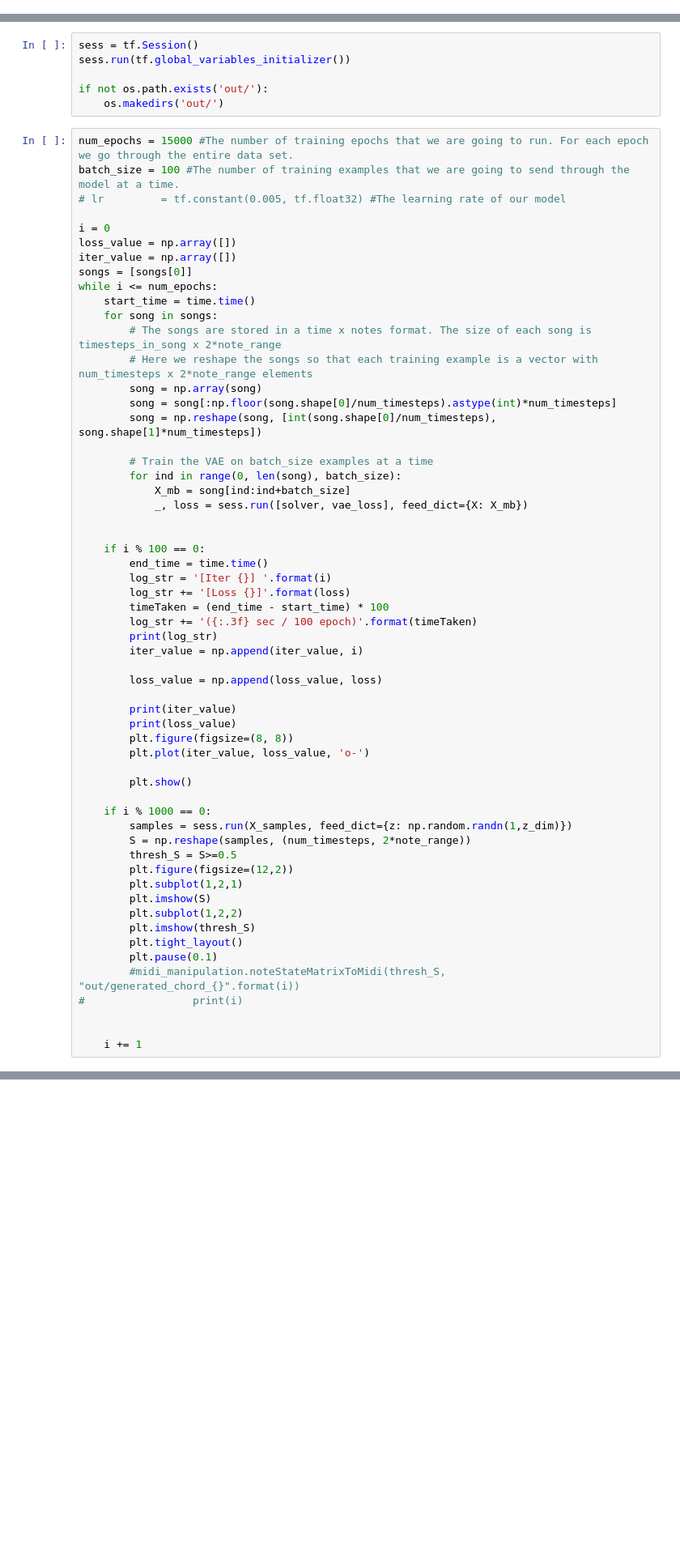
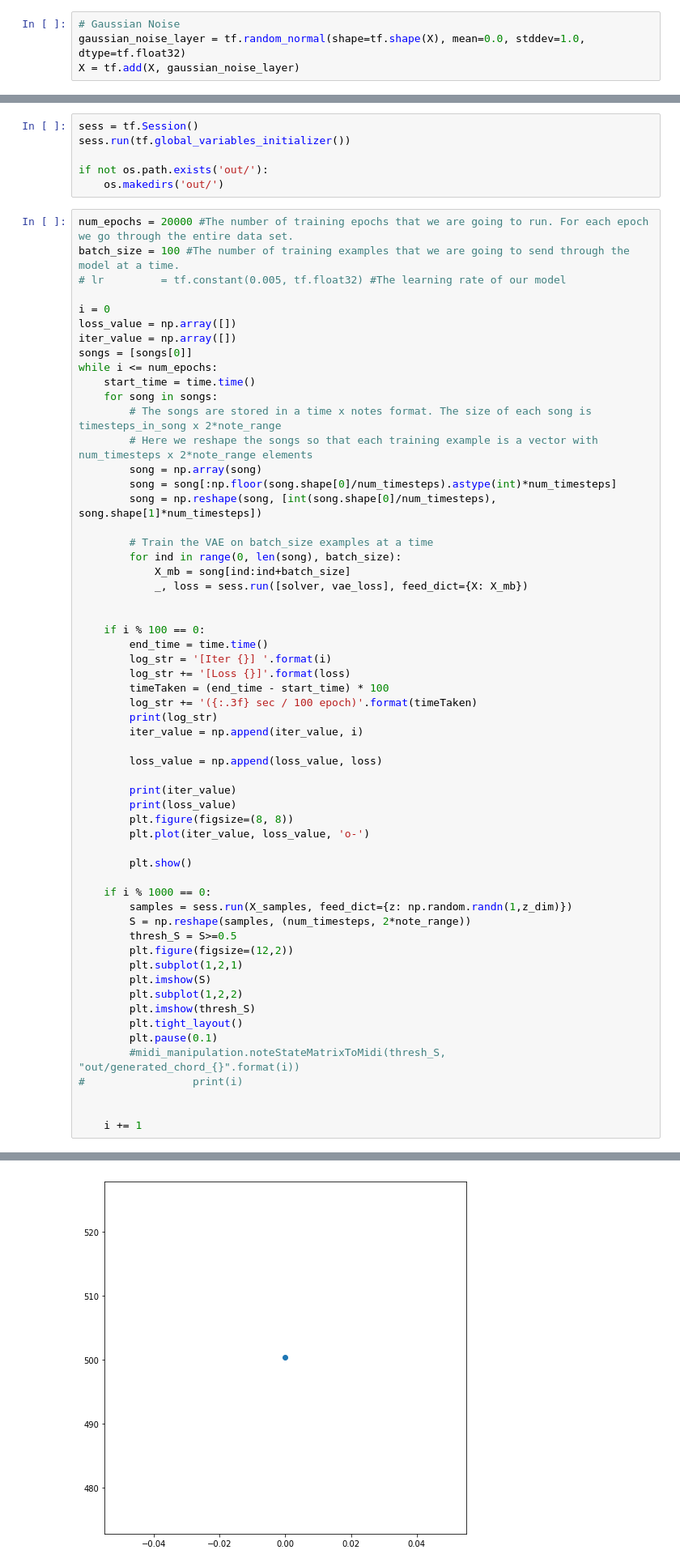
Before and after one commit to mayuridev/DeepQueryImprovisation, a Jupyter notebook: musicML.ipynb, the cells around one changed output, grey strips where cells are left out. Shown at 81% size. Saved outputs shown, nothing was run; the diff lists cells and outputs as text; blank space fills up the shorter version.

Commit message:
random Z

```diff
--- a/musicML.ipynb
+++ b/musicML.ipynb
@@ -92,3 +200,7 @@ Q_b2_sigma = tf.Variable(tf.zeros(shape=[z_dim]),name="Q_b2_sigma")
+# %%
+# Gaussian Noise
+gaussian_noise_layer = tf.random_normal(shape=tf.shape(X), mean=0.0, stddev=1.0, dtype=tf.float32)
+X = tf.add(X, gaussian_noise_layer)
 # %%
 def Q(X):
     h = tf.nn.relu(tf.matmul(X, Q_W1) + Q_b1)
@@ -146,7 +262,7 @@ sess.run(tf.global_variables_initializer())
 if not os.path.exists('out/'):
     os.makedirs('out/')
 # %%
-num_epochs = 15000 #The number of training epochs that we are going to run. For each epoch we go through the entire data set.
+num_epochs = 20000 #The number of training epochs that we are going to run. For each epoch we go through the entire data set.
 batch_size = 100 #The number of training examples that we are going to send through the model at a time.
 # lr         = tf.constant(0.005, tf.float32) #The learning rate of our model
 
@@ -203,3 +319,4 @@ while i <= num_epochs:
 
 
     i += 1
+# %% [output]
@@ -205,0 +326 @@ while i <= num_epochs:
+[figure, added]
```
Also changed, not shown: parts of 28 cells of this notebook.
